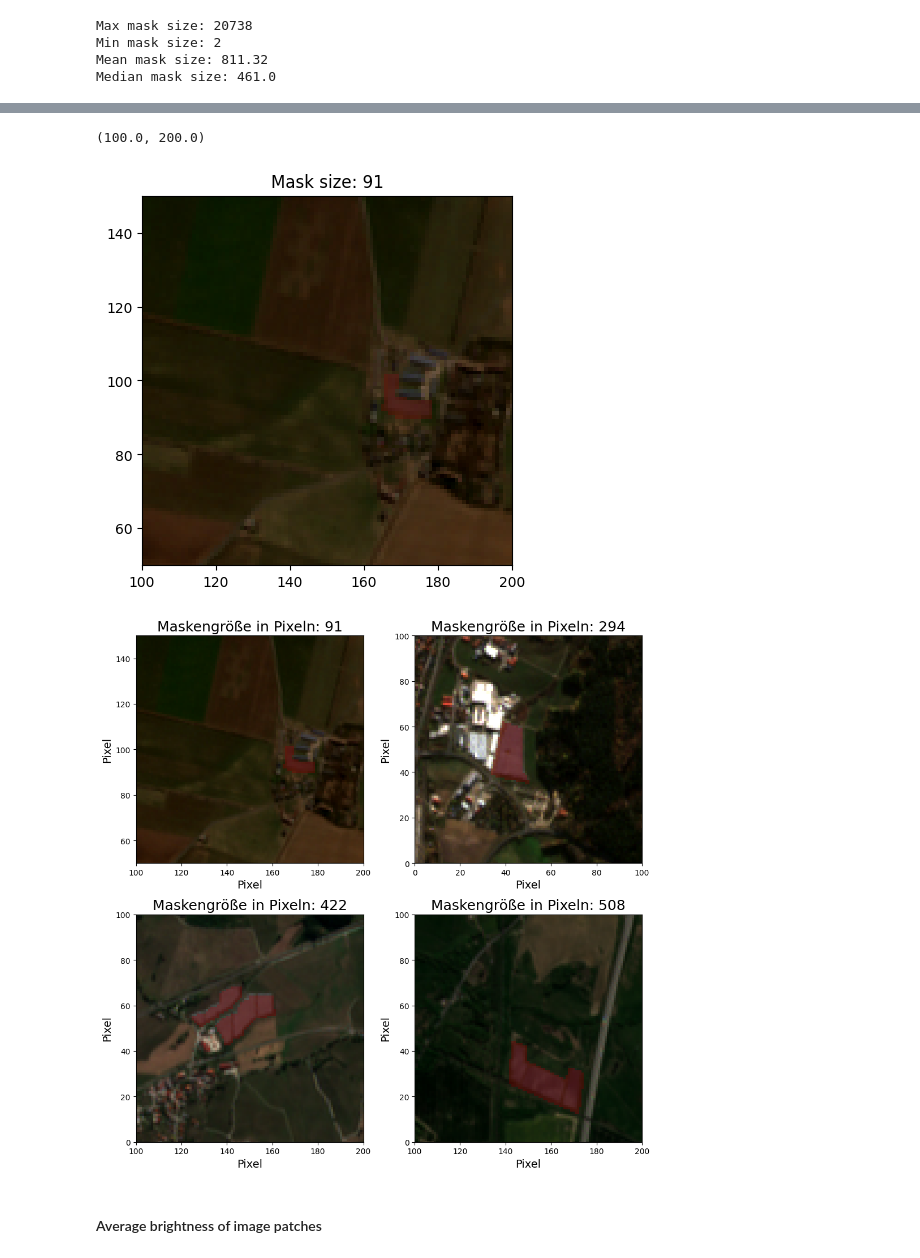
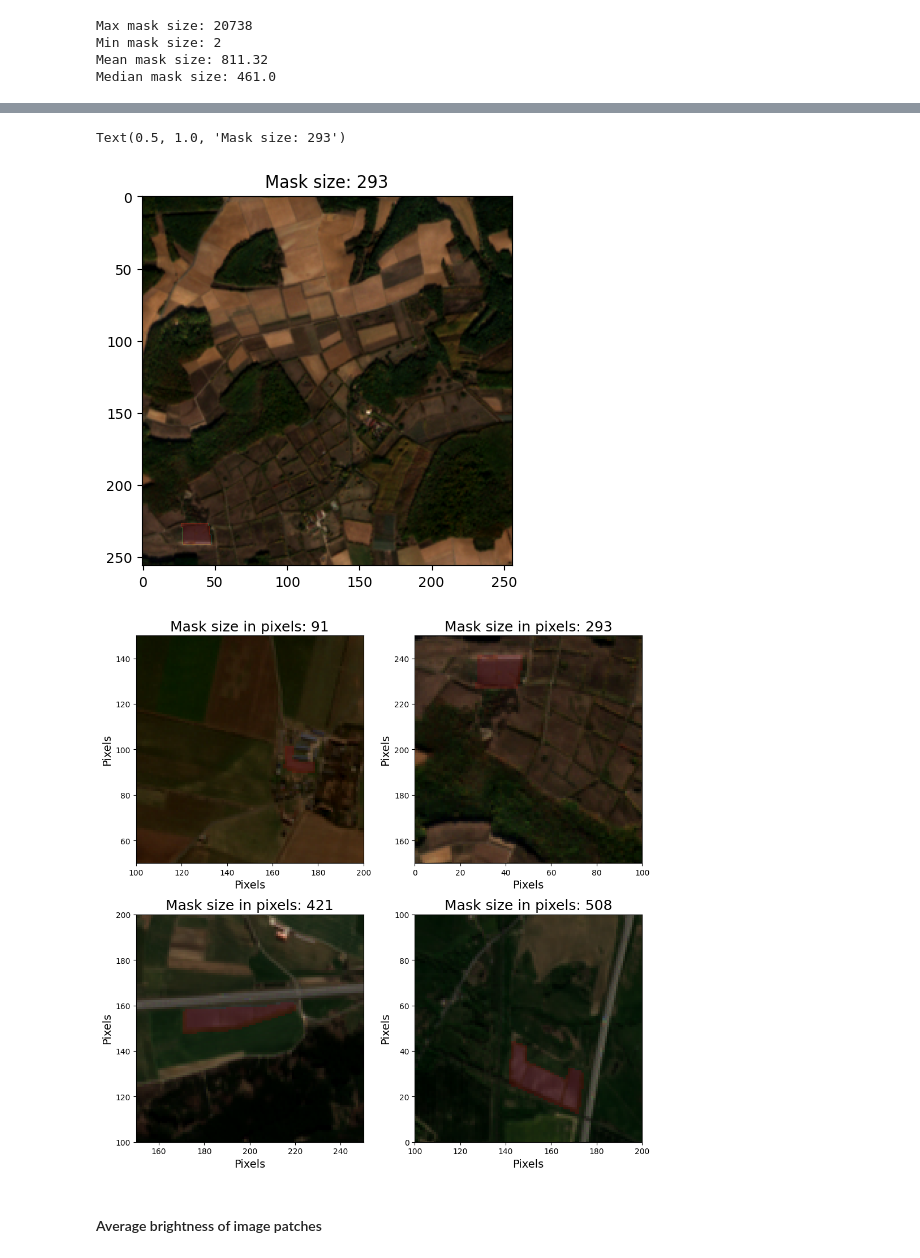
Before and after one commit to Taraman12/Solarpark-detection, a Jupyter notebook: Notebooks/ML_Modell/create_train_val_test_split.ipynb, the cells around one changed output, grey strips where cells are left out. Cells and saved outputs as stored; diff of their text form; code cells hidden in the pictures.

Commit message:
create figures

```diff
--- a/Notebooks/ML_Modell/create_train_val_test_split.ipynb
+++ b/Notebooks/ML_Modell/create_train_val_test_split.ipynb
@@ -243,14 +246,14 @@ Mask size: 88
 # %%
-file_path_small_mask = df.iloc[54, 1]
+file_path_small_mask = df.iloc[2007, 1]
 image_small_mask = rasterio.open(path_to_images/file_path_small_mask.name).read()[1:4, :, :].transpose(1, 2, 0)
 small_mask = rasterio.open(file_path_small_mask).read()
 plt.imshow(image_small_mask);
 plt.imshow(small_mask[0, :, :], alpha=0.3*(small_mask[0, :, :] > 0), cmap='jet',);
 plt.title(f"Mask size: {small_mask.sum()}")
 # plt.annotate("", (1.5, 5.5))
-plt.ylim(50, 150)
-plt.xlim(100, 200)
+# plt.ylim(100, 200)
+# plt.xlim(150, 250)
 # %% [output]
-(100.0, 200.0)
+Text(0.5, 1.0, 'Mask size: 293')
-[figure, old version]
+[figure, new version]
 # %%
@@ -274,39 +277,39 @@ fig, axes = plt.subplots(2, 2, figsize=(10, 10))
 ax1, ax2, ax3, ax4 = axes.flatten()
 
 ax1.imshow(image_small_mask);
-ax1.imshow(small_mask[0, :, :], alpha=0.4*(small_mask[0, :, :] > 0), cmap='jet');
-ax1.set_title(f"Maskengröße in Pixeln: {small_mask.sum()}", fontsize=18)
+ax1.imshow(small_mask[0, :, :], alpha=0.3*(small_mask[0, :, :] > 0), cmap='jet');
+ax1.set_title(f"Mask size in pixels: {small_mask.sum()}", fontsize=18)
 ax1.set_ylim(50, 150)
 ax1.set_xlim(100, 200)
-ax1.set_xlabel('Pixel', fontsize=14)
-ax1.set_ylabel('Pixel', fontsize=14)
+ax1.set_xlabel('Pixels', fontsize=14)
+ax1.set_ylabel('Pixels', fontsize=14)
 
 ax2.imshow(image_medium_mask);
-ax2.imshow(medium_mask[0, :, :], alpha=0.4*(medium_mask[0, :, :] > 0), cmap='jet');
-ax2.set_title(f"Maskengröße in Pixeln: {medium_mask.sum()}", fontsize=18)
-ax2.set_ylim(0, 100)
+ax2.imshow(medium_mask[0, :, :], alpha=0.3*(medium_mask[0, :, :] > 0), cmap='jet');
+ax2.set_title(f"Mask size in pixels: {medium_mask.sum()}", fontsize=18)
+ax2.set_ylim(150, 250)
 ax2.set_xlim(0, 100)
-ax2.set_xlabel('Pixel', fontsize=14)
-ax2.set_ylabel('Pixel', fontsize=14)
+ax2.set_xlabel('Pixels', fontsize=14)
+ax2.set_ylabel('Pixels', fontsize=14)
 
 ax3.imshow(image_large_mask);
-ax3.imshow(large_mask[0, :, :], alpha=0.4*(large_mask[0, :, :] > 0), cmap='jet');
-ax3.set_title(f"Maskengröße in Pixeln: {large_mask.sum()}", fontsize=18)
-ax3.set_ylim(0, 100)
-ax3.set_xlim(100, 200)
-ax3.set_xlabel('Pixel', fontsize=14)
-ax3.set_ylabel('Pixel', fontsize=14)
+ax3.imshow(large_mask[0, :, :], alpha=0.3*(large_mask[0, :, :] > 0), cmap='jet');
+ax3.set_title(f"Mask size in pixels: {large_mask.sum()}", fontsize=18)
+ax3.set_ylim(100, 200)
+ax3.set_xlim(150, 250)
+ax3.set_xlabel('Pixels', fontsize=14)
+ax3.set_ylabel('Pixels', fontsize=14)
 
 ax4.imshow(image_very_large_mask);
-ax4.imshow(very_large_mask[0, :, :], alpha=0.4*(very_large_mask[0, :, :] > 0), cmap='jet');
-ax4.set_title(f"Maskengröße in Pixeln: {very_large_mask.sum()}", fontsize=18)
+ax4.imshow(very_large_mask[0, :, :], alpha=0.3*(very_large_mask[0, :, :] > 0), cmap='jet');
+ax4.set_title(f"Mask size in pixels: {very_large_mask.sum()}", fontsize=18)
 ax4.set_ylim(0, 100)
 ax4.set_xlim(100, 200)
-ax4.set_xlabel('Pixel', fontsize=14)
-ax4.set_ylabel('Pixel', fontsize=14)
+ax4.set_xlabel('Pixels', fontsize=14)
+ax4.set_ylabel('Pixels', fontsize=14)
 
 fig.tight_layout()
 plt.show()
 # %% [output]
-[figure, old version]
+[figure, new version]
 # %%
```
Also changed, not shown: parts of 68 cells of this notebook, 2 other files.
